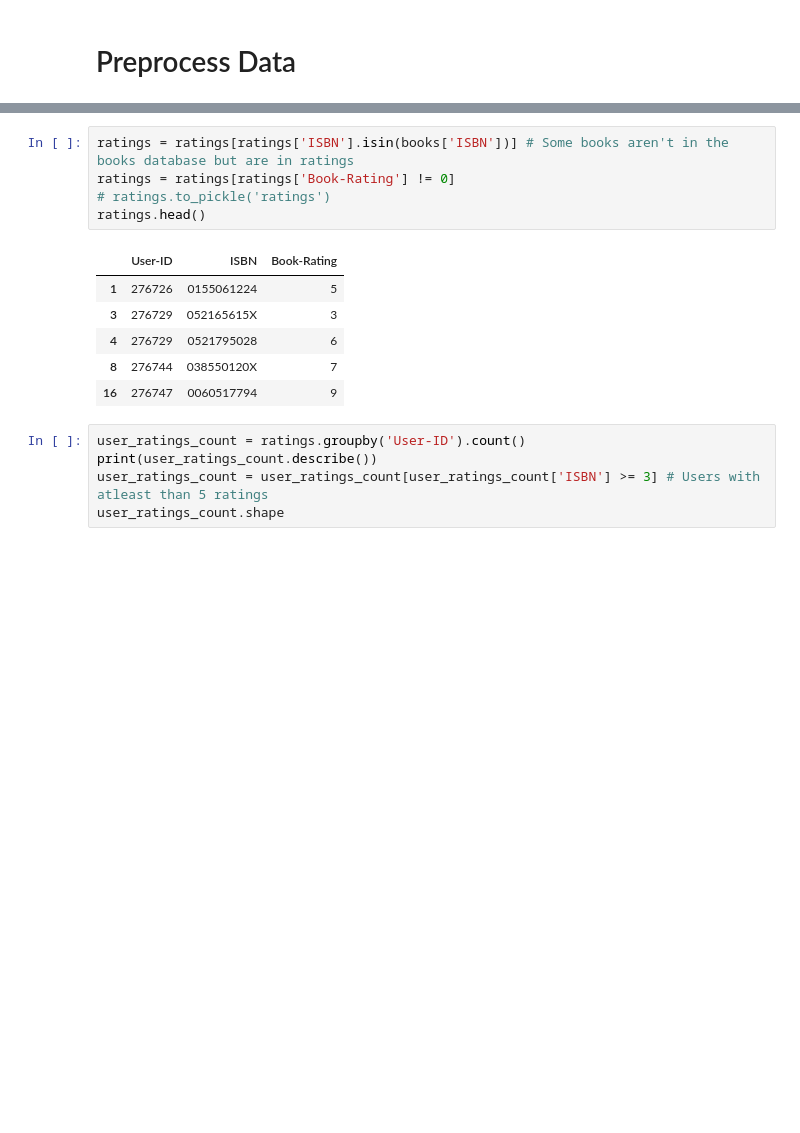
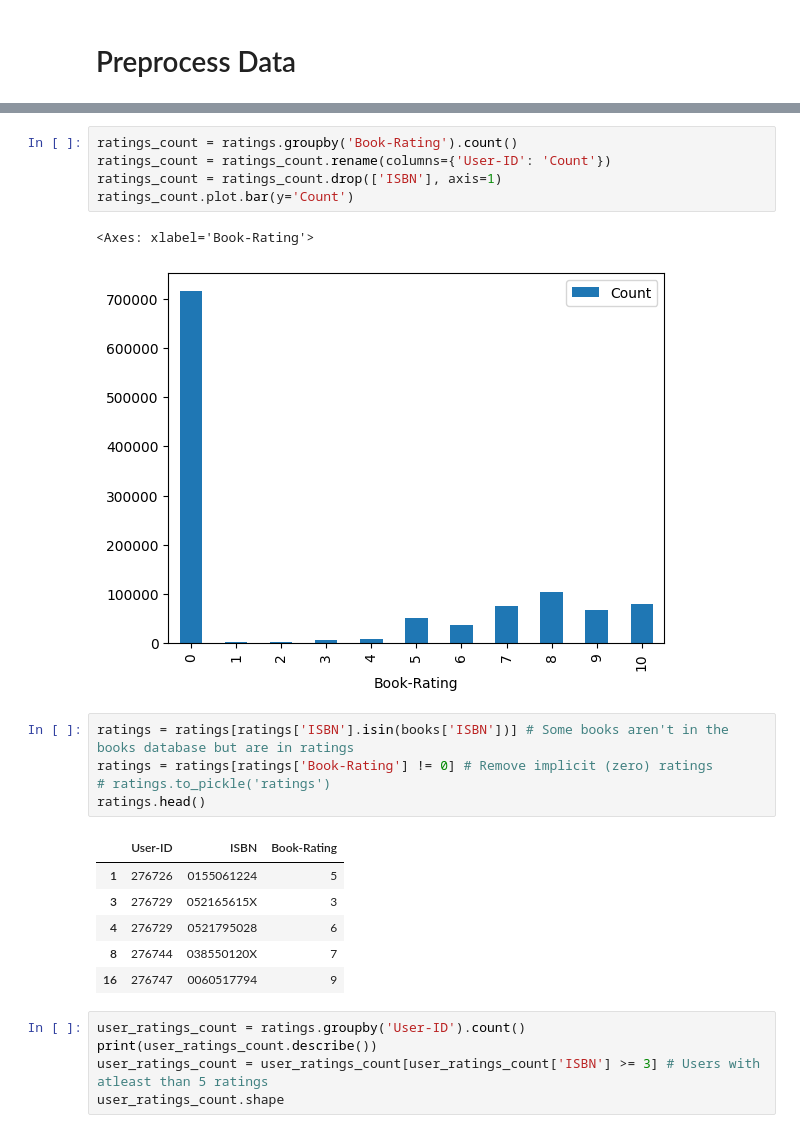
Before and after one commit to SpaceGlider777/pluto-reads-api, a Jupyter notebook: test.ipynb, the cells around one changed output, grey strips where cells are left out. Cells and saved outputs as stored; diff of their text form; blank space fills up the shorter version.

```diff
--- a/test.ipynb
+++ b/test.ipynb
@@ -19,6 +36,14 @@ books.head()
+# %%
+ratings_count = ratings.groupby('Book-Rating').count()
+ratings_count = ratings_count.rename(columns={'User-ID': 'Count'})
+ratings_count = ratings_count.drop(['ISBN'], axis=1)
+ratings_count.plot.bar(y='Count')
+# %% [output]
+<Axes: xlabel='Book-Rating'>
+[figure, added]
 # %%
 ratings = ratings[ratings['ISBN'].isin(books['ISBN'])] # Some books aren't in the books database but are in ratings
-ratings = ratings[ratings['Book-Rating'] != 0]
+ratings = ratings[ratings['Book-Rating'] != 0] # Remove implicit (zero) ratings
 # ratings.to_pickle('ratings')
 ratings.head()
 # %% [output]
```
Also changed, not shown: parts of 16 cells of this notebook, 2 other files.
